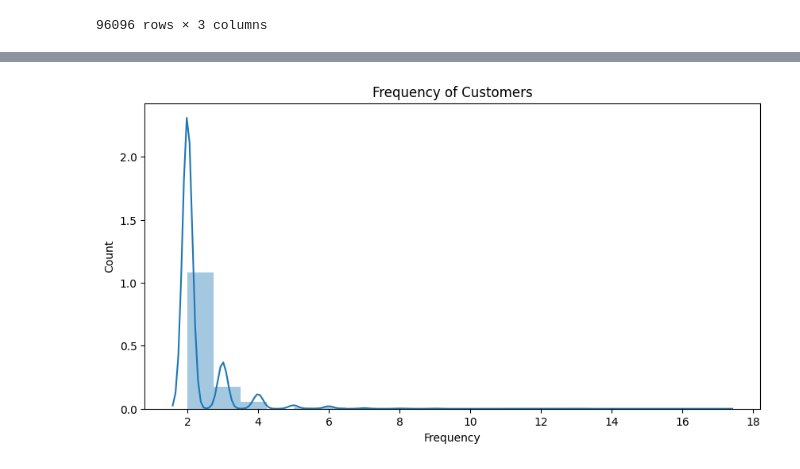
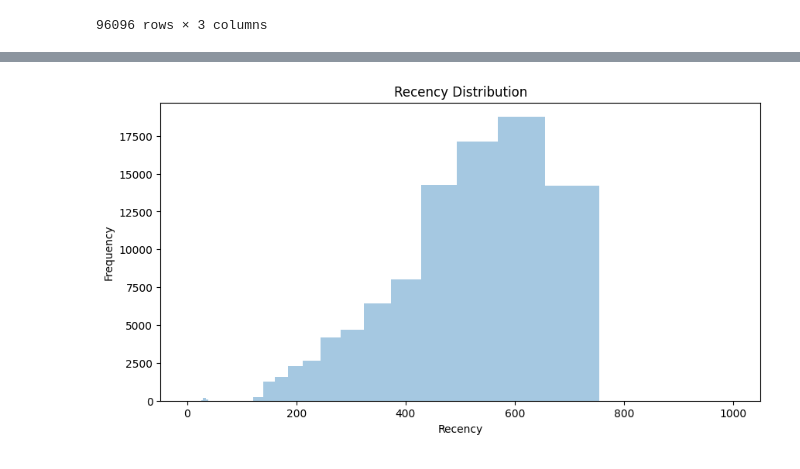
Before and after one commit to ThomasMeb/Projet_4, a Jupyter notebook: Mebarki_Thomas_notebook_exploration_022023.ipynb, the cells around one changed output, grey strips where cells are left out. Saved outputs shown, nothing was run; the diff lists cells and outputs as text; code cells hidden in the pictures.

```diff
--- a/Mebarki_Thomas_notebook_exploration_022023.ipynb
+++ b/Mebarki_Thomas_notebook_exploration_022023.ipynb
@@ -564,10 +555,10 @@ plt.show()
 # %%
-#frequency of customers
+#recency distribution
 plt.figure(figsize=(10,5))
-sns.distplot(df_1['frequency'], bins=20)
-plt.title('Frequency of Customers')
-plt.xlabel('Frequency')
-plt.ylabel('Count')
+sns.distplot(df['recency'], bins=np.logspace(0, 3, 50), kde=False)
+plt.title('Recency Distribution')
+plt.xlabel('Recency')
+plt.ylabel('Frequency')
 plt.show()
 # %% [output]
-[figure, old version]
+[figure, new version]
```
Also changed, not shown: parts of 4 cells of this notebook, 1 other file.
